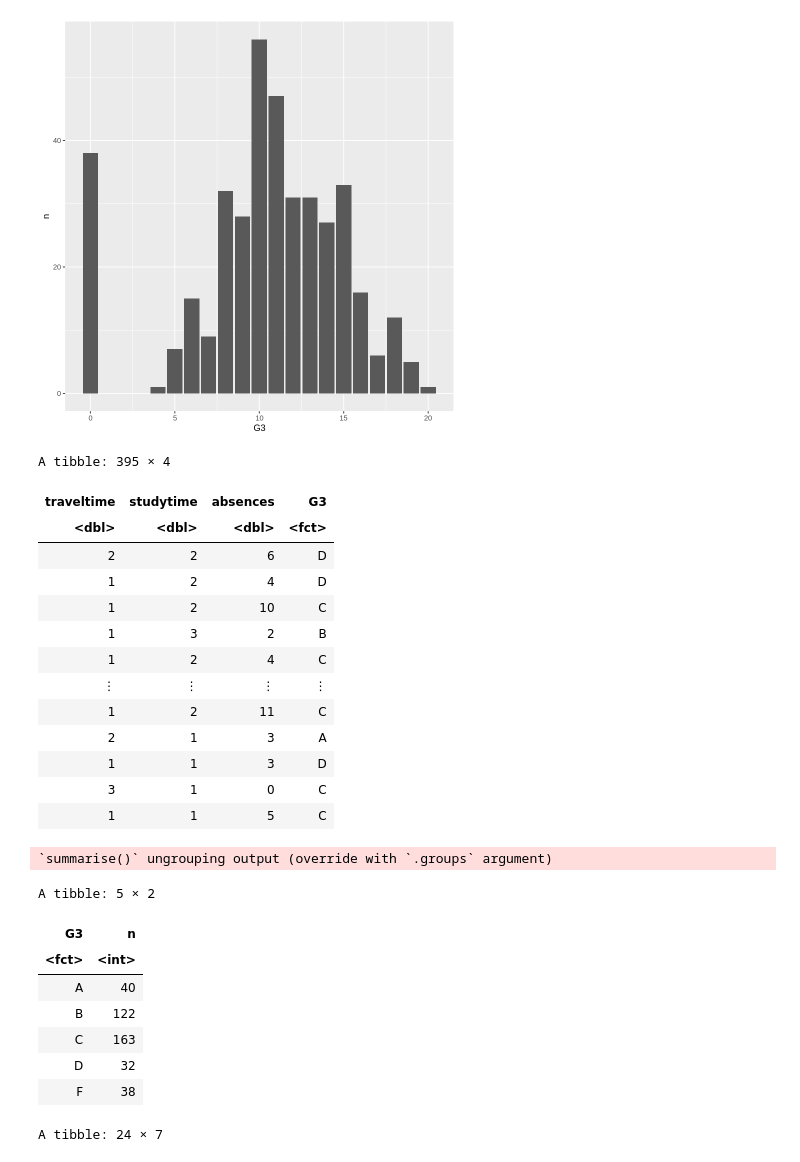
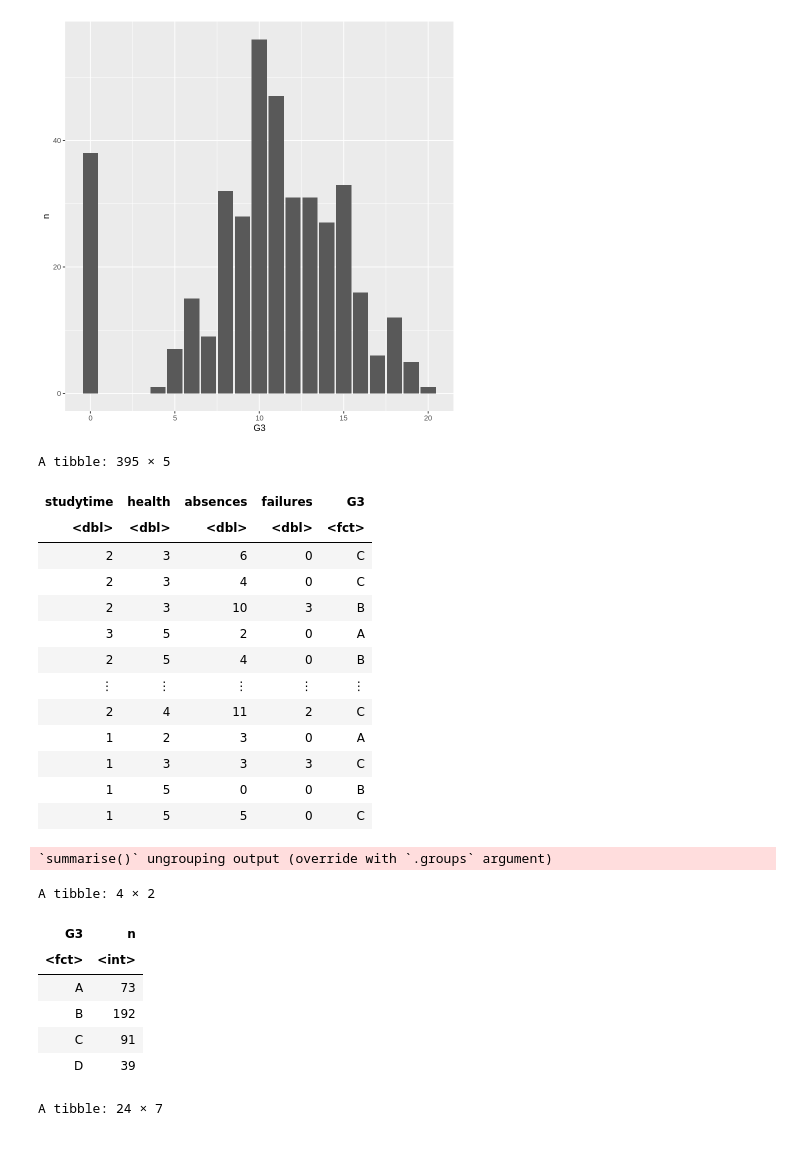
Before and after one commit to edsters78/DSCI100_Project, a Jupyter notebook: project.ipynb, the cells around one changed output. Drawn from its saved outputs; the diff is of its cells as text; code cells hidden in the pictures.

```diff
--- a/project.ipynb
+++ b/project.ipynb
@@ -205,45 +205,43 @@ A tibble: 18 × 2
 # results
 # %%
 #creating dataset and categorizing grade
-student_data_1 <- student_data_clean %>%
-    select(traveltime, studytime,absences, G3)
-student_data_F <- mutate(student_data_1, G3 = case_when(G3 %in% (0:3) ~ "F",
-                                                       G3 %in% (4:7) ~ "D",
-                                                       G3 %in% (8:11) ~ "C",
-                                                       G3 %in% (12:15) ~ "B",
-                                                       G3 %in% (16:20) ~ "A"),
+student_data_1 <- student_data %>%
+    select(studytime, health, absences, failures, G3)
+student_data_F <- mutate(student_data_1, G3 = case_when(G3 %in% (0:4) ~ "D",
+                                                       G3 %in% (5:9) ~ "C",
+                                                       G3 %in% (10:14) ~ "B",
+                                                       G3 %in% (15:20) ~ "A"),
                         G3 = as.factor(G3))
 # student_data_F <- mutate(student_data_1, G3 = case_when(G3 %in% (0:9) ~ "Fail",
 #                                                        G3 %in% (10:20) ~ "Pass"),
 #                         G3 = as.factor(G3))
 student_data_F
 
 student_data_F_count <- student_data_F %>% group_by(G3) %>% summarise(n = n())
 student_data_F_count
 # %% [output]
-A tibble: 395 × 4
+A tibble: 395 × 5
-| traveltime | studytime | absences | G3 |
-| <dbl> | <dbl> | <dbl> | <fct> |
-| 2 | 2 | 6 | D |
-| 1 | 2 | 4 | D |
-| 1 | 2 | 10 | C |
-| 1 | 3 | 2 | B |
-| 1 | 2 | 4 | C |
-| ⋮ | ⋮ | ⋮ | ⋮ |
-| 1 | 2 | 11 | C |
-| 2 | 1 | 3 | A |
-| 1 | 1 | 3 | D |
-| 3 | 1 | 0 | C |
-| 1 | 1 | 5 | C |
+| studytime | health | absences | failures | G3 |
+| <dbl> | <dbl> | <dbl> | <dbl> | <fct> |
+| 2 | 3 | 6 | 0 | C |
+| 2 | 3 | 4 | 0 | C |
+| 2 | 3 | 10 | 3 | B |
+| 3 | 5 | 2 | 0 | A |
+| 2 | 5 | 4 | 0 | B |
+| ⋮ | ⋮ | ⋮ | ⋮ | ⋮ |
+| 2 | 4 | 11 | 2 | C |
+| 1 | 2 | 3 | 0 | A |
+| 1 | 3 | 3 | 3 | C |
+| 1 | 5 | 0 | 0 | B |
+| 1 | 5 | 5 | 0 | C |
 `summarise()` ungrouping output (override with `.groups` argument)
-A tibble: 5 × 2
+A tibble: 4 × 2
 | G3 | n |
 | <fct> | <int> |
-| A | 40 |
-| B | 122 |
-| C | 163 |
-| D | 32 |
-| F | 38 |
+| A | 73 |
+| B | 192 |
+| C | 91 |
+| D | 39 |
 # %%
 #splitting into training and testing set
 sdf_split <- initial_split(student_data_F, prop = 0.75, strata = G3)
```
Also changed, not shown: parts of 2 cells of this notebook.
